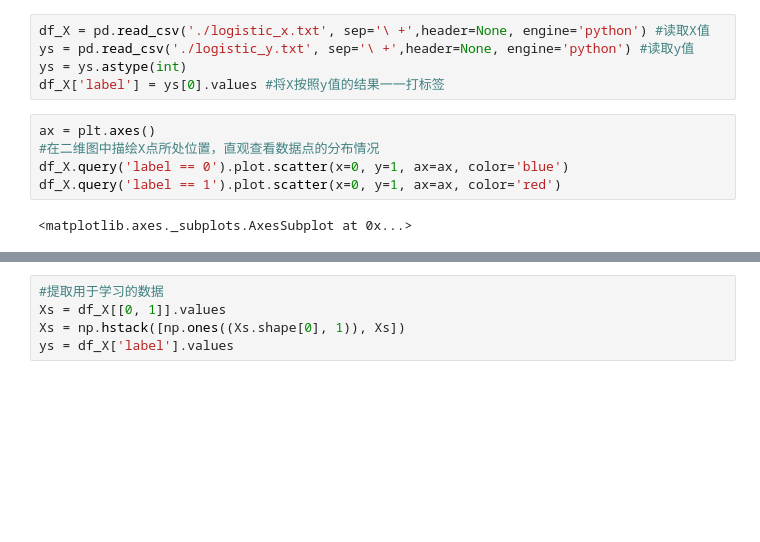
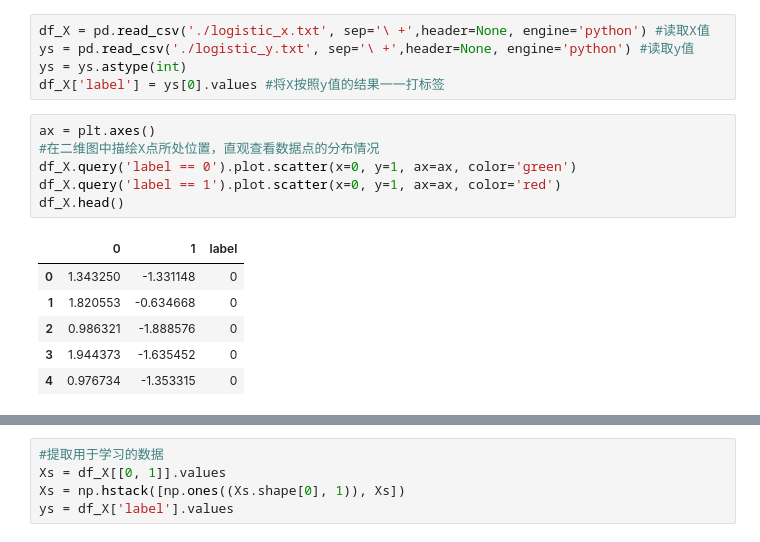
Before and after one commit to nearzeng/team_learning_notes, a Jupyter notebook: Near_notes_logistic_regression.ipynb, the cells around one changed output, grey strips where cells are left out. Drawn from its saved outputs; the diff is of its cells as text; blank space fills up the shorter version.

```diff
--- a/Near_notes_logistic_regression.ipynb
+++ b/Near_notes_logistic_regression.ipynb
@@ -392,10 +392,16 @@ df_X['label'] = ys[0].values #将X按照y值的结果一一打标签
 # %%
 ax = plt.axes()
 #在二维图中描绘X点所处位置，直观查看数据点的分布情况
-df_X.query('label == 0').plot.scatter(x=0, y=1, ax=ax, color='blue')
+df_X.query('label == 0').plot.scatter(x=0, y=1, ax=ax, color='green')
 df_X.query('label == 1').plot.scatter(x=0, y=1, ax=ax, color='red')
+df_X.head()
 # %% [output]
-<matplotlib.axes._subplots.AxesSubplot at 0x...>
+|  | 0 | 1 | label |
+| 0 | 1.343250 | -1.331148 | 0 |
+| 1 | 1.820553 | -0.634668 | 0 |
+| 2 | 0.986321 | -1.888576 | 0 |
+| 3 | 1.944373 | -1.635452 | 0 |
+| 4 | 0.976734 | -1.353315 | 0 |
 [drawing not drawn]
 # %%
 #提取用于学习的数据
```
Also changed, not shown: parts of 3 cells of this notebook.
